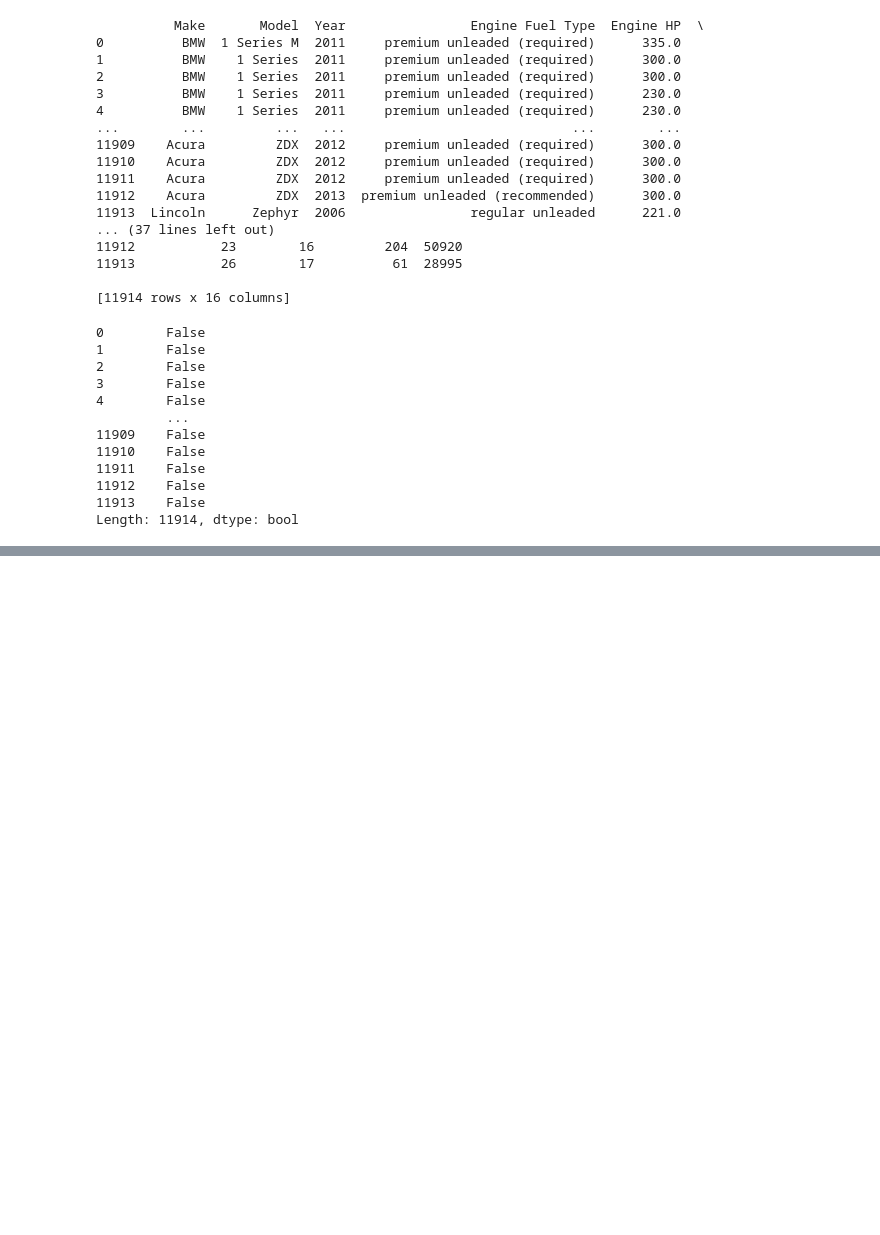
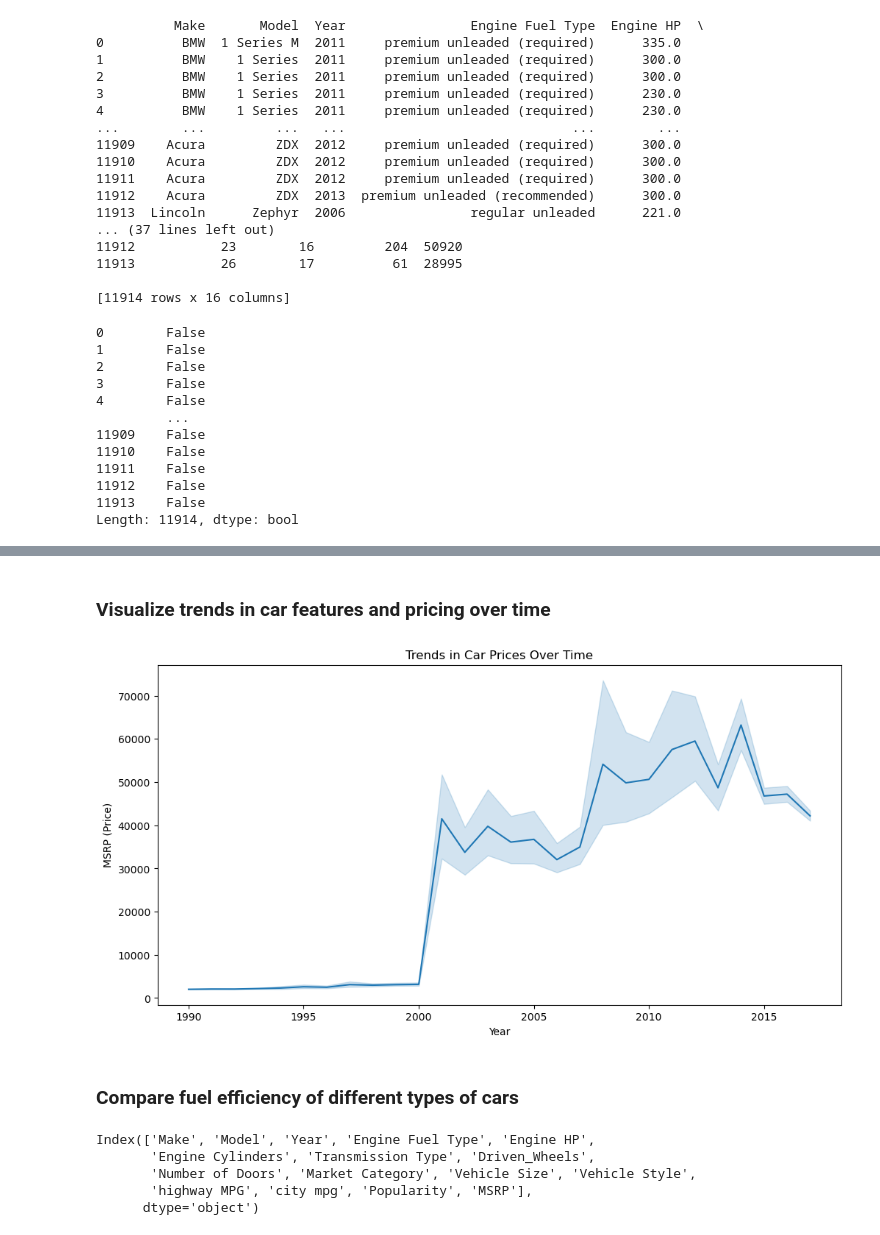
Before and after one commit to ShindeYash/Impact_of_Car_Features_Analysis, a Jupyter notebook: Car_Features_Analysis.ipynb, the cells around one changed output, grey strips where cells are left out. Drawn from its saved outputs; the diff is of its cells as text; code cells hidden in the pictures; blank space fills up the shorter version.

```diff
--- a/Car_Features_Analysis.ipynb
+++ b/Car_Features_Analysis.ipynb
@@ -126,0 +144,21 @@ Length: 11914, dtype: bool
+# %% [markdown]
+### Visualize trends in car features and pricing over time
+# %%
+plt.figure(figsize=(12, 6))
+sns.lineplot(x='Year', y='MSRP', data=car_data)
+plt.title('Trends in Car Prices Over Time')
+plt.xlabel('Year')
+plt.ylabel('MSRP (Price)')
+plt.show()
+# %% [output]
+[figure, added]
+# %% [markdown]
+### Compare fuel efficiency of different types of cars
+# %%
+car_data.columns
+# %% [output]
+Index(['Make', 'Model', 'Year', 'Engine Fuel Type', 'Engine HP',
+       'Engine Cylinders', 'Transmission Type', 'Driven_Wheels',
+       'Number of Doors', 'Market Category', 'Vehicle Size', 'Vehicle Style',
+       'highway MPG', 'city mpg', 'Popularity', 'MSRP'],
+      dtype='object')
```
Also changed, not shown: parts of 13 cells of this notebook, 1 other file.
